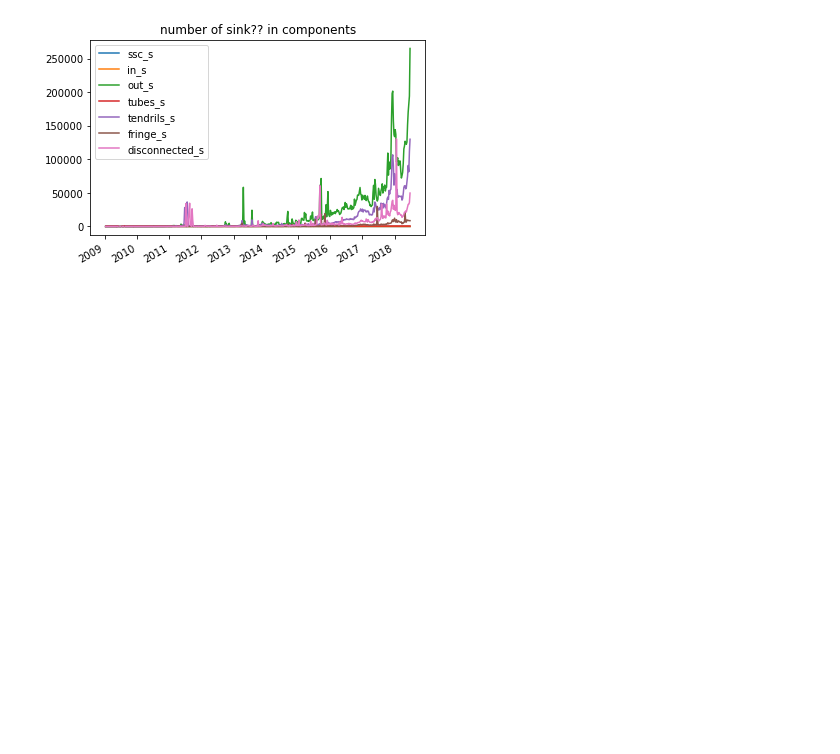
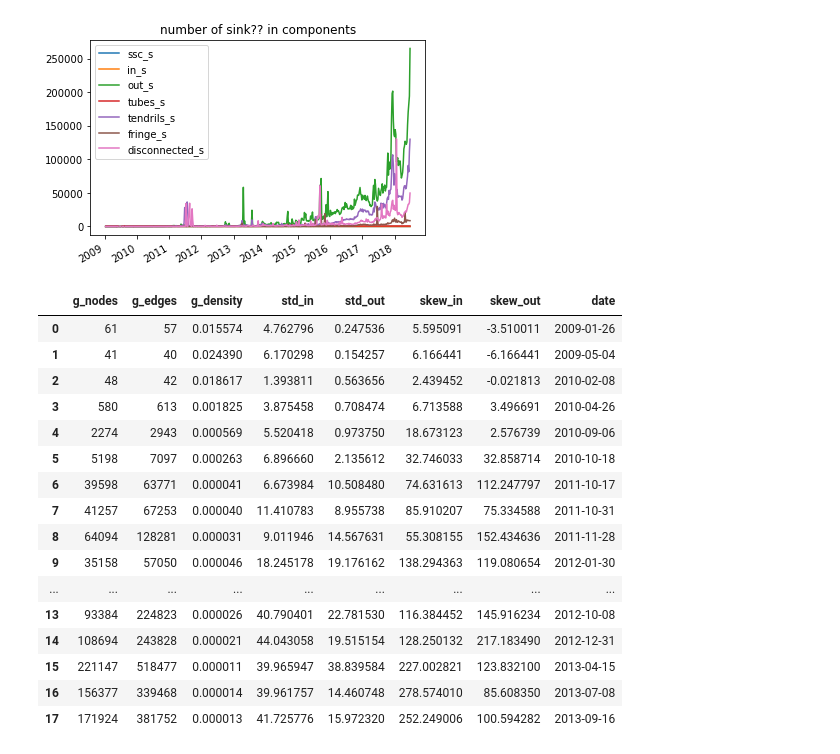
Before and after one commit to hmrug/crypto-transcation-network, a Jupyter notebook: BowTie-Bitcoin Visualization.ipynb, the cells around one changed output. Drawn from its saved outputs; the diff is of its cells as text; code cells hidden in the pictures; blank space fills up the shorter version.

```diff
--- a/BowTie-Bitcoin Visualization.ipynb
+++ b/BowTie-Bitcoin Visualization.ipynb
@@ -57,0 +61,20 @@ df.copy()[list(map(lambda x: x +  "_s" ,bt_components))].plot(title = "number of
+# %%
+df
+# %% [output]
+|  | g_nodes | g_edges | g_density | std_in | std_out | skew_in | skew_out | date |
+| 0 | 61 | 57 | 0.015574 | 4.762796 | 0.247536 | 5.595091 | -3.510011 | 2009-01-26 |
+| 1 | 41 | 40 | 0.024390 | 6.170298 | 0.154257 | 6.166441 | -6.166441 | 2009-05-04 |
+| 2 | 48 | 42 | 0.018617 | 1.393811 | 0.563656 | 2.439452 | -0.021813 | 2010-02-08 |
+| 3 | 580 | 613 | 0.001825 | 3.875458 | 0.708474 | 6.713588 | 3.496691 | 2010-04-26 |
+| 4 | 2274 | 2943 | 0.000569 | 5.520418 | 0.973750 | 18.673123 | 2.576739 | 2010-09-06 |
+| 5 | 5198 | 7097 | 0.000263 | 6.896660 | 2.135612 | 32.746033 | 32.858714 | 2010-10-18 |
+| 6 | 39598 | 63771 | 0.000041 | 6.673984 | 10.508480 | 74.631613 | 112.247797 | 2011-10-17 |
+| 7 | 41257 | 67253 | 0.000040 | 11.410783 | 8.955738 | 85.910207 | 75.334588 | 2011-10-31 |
+| 8 | 64094 | 128281 | 0.000031 | 9.011946 | 14.567631 | 55.308155 | 152.434636 | 2011-11-28 |
+| 9 | 35158 | 57050 | 0.000046 | 18.245178 | 19.176162 | 138.294363 | 119.080654 | 2012-01-30 |
+| ... | ... | ... | ... | ... | ... | ... | ... | ... |
+| 13 | 93384 | 224823 | 0.000026 | 40.790401 | 22.781530 | 116.384452 | 145.916234 | 2012-10-08 |
+| 14 | 108694 | 243828 | 0.000021 | 44.043058 | 19.515154 | 128.250132 | 217.183490 | 2012-12-31 |
+| 15 | 221147 | 518477 | 0.000011 | 39.965947 | 38.839584 | 227.002821 | 123.832100 | 2013-04-15 |
+| 16 | 156377 | 339468 | 0.000014 | 39.961757 | 14.460748 | 278.574010 | 85.608350 | 2013-07-08 |
+| 17 | 171924 | 381752 | 0.000013 | 41.725776 | 15.972320 | 252.249006 | 100.594282 | 2013-09-16 |
```
Also changed, not shown: parts of 2 cells of this notebook, 4 other files.
